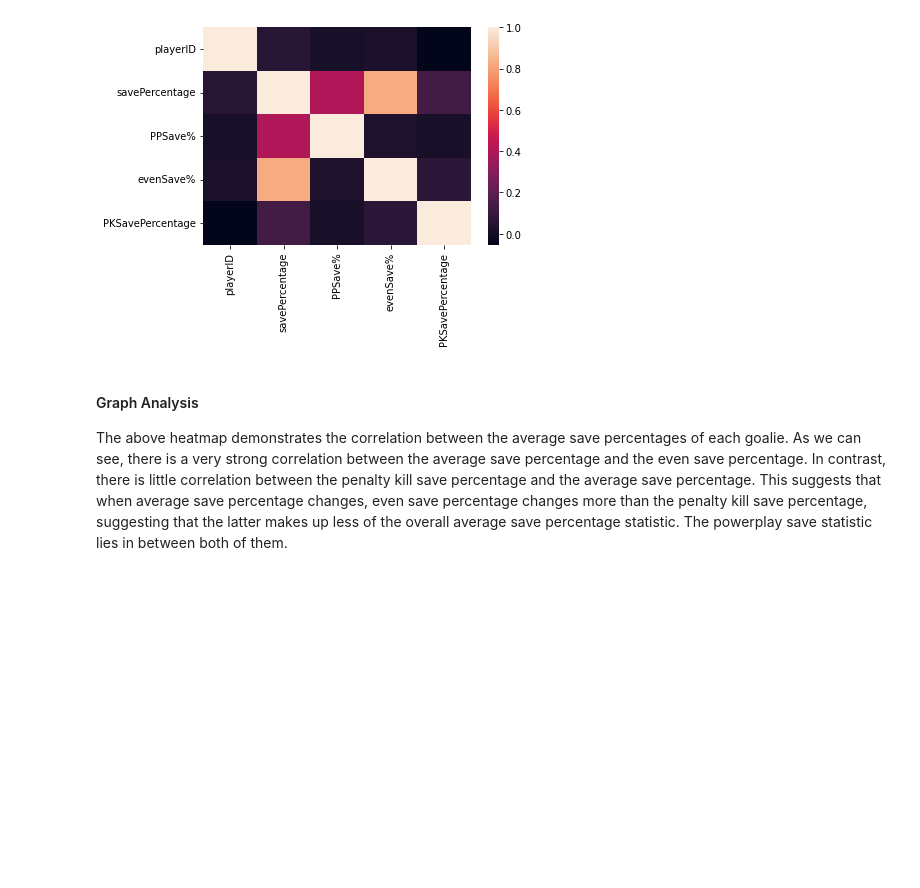
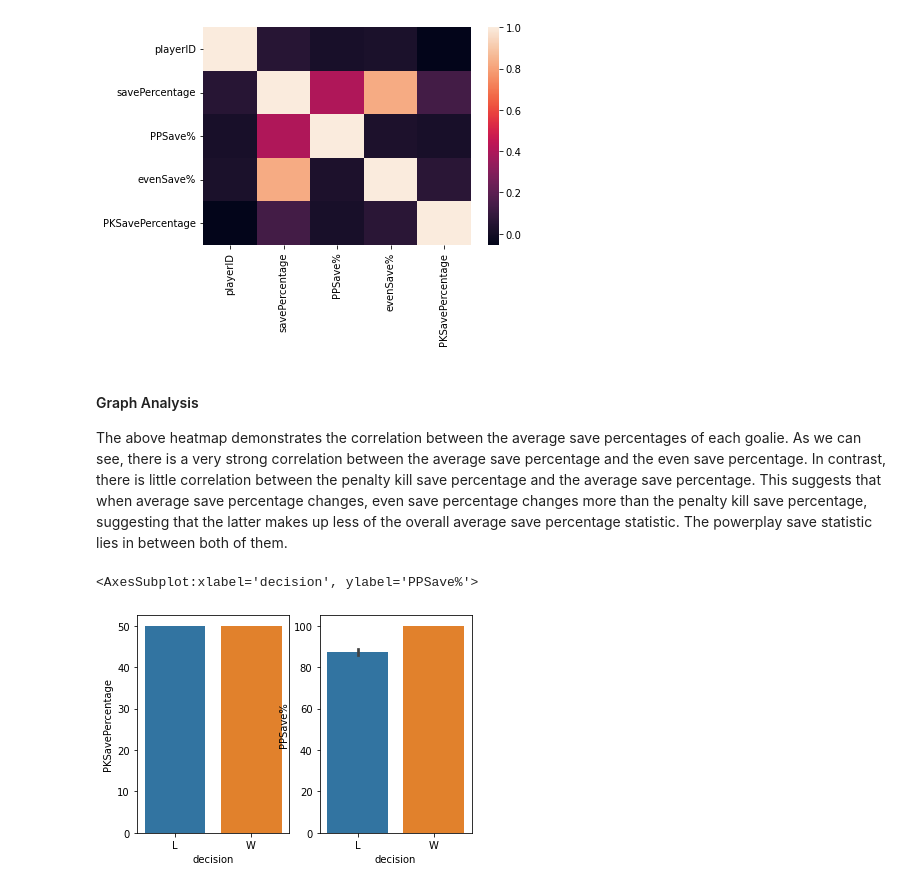
Before and after one commit to data301-2021-winter1/project-group56-project, a Jupyter notebook: notebooks/Rhys Notebook.ipynb, the cells around one changed output. Saved outputs shown, nothing was run; the diff lists cells and outputs as text; code cells hidden in the pictures; blank space fills up the shorter version.

```diff
--- a/notebooks/Rhys Notebook.ipynb
+++ b/notebooks/Rhys Notebook.ipynb
@@ -305,3 +310,12 @@ plt.show()
 #### Graph Analysis
 
 The above heatmap demonstrates the correlation between the average save percentages of each goalie.  As we can see, there is a very strong correlation between the average save percentage and the even save percentage.  In contrast, there is little correlation between the penalty kill save percentage and the average save percentage.  This suggests that when average save percentage changes, even save percentage changes more than the penalty kill save percentage, suggesting that the latter makes up less of the overall average save percentage statistic.  The powerplay save statistic lies in between both of them.
+# %%
+plt.subplot(1,2,1)
+sns.barplot(x="decision", y="PKSavePercentage",data=df, estimator=np.median)
+
+plt.subplot(1,2,2)
+sns.barplot(x="decision", y="PPSave%",data=df, estimator=np.median)
+# %% [output]
+<AxesSubplot:xlabel='decision', ylabel='PPSave%'>
+[figure, added]
```
Also changed, not shown: parts of 3 cells of this notebook.
